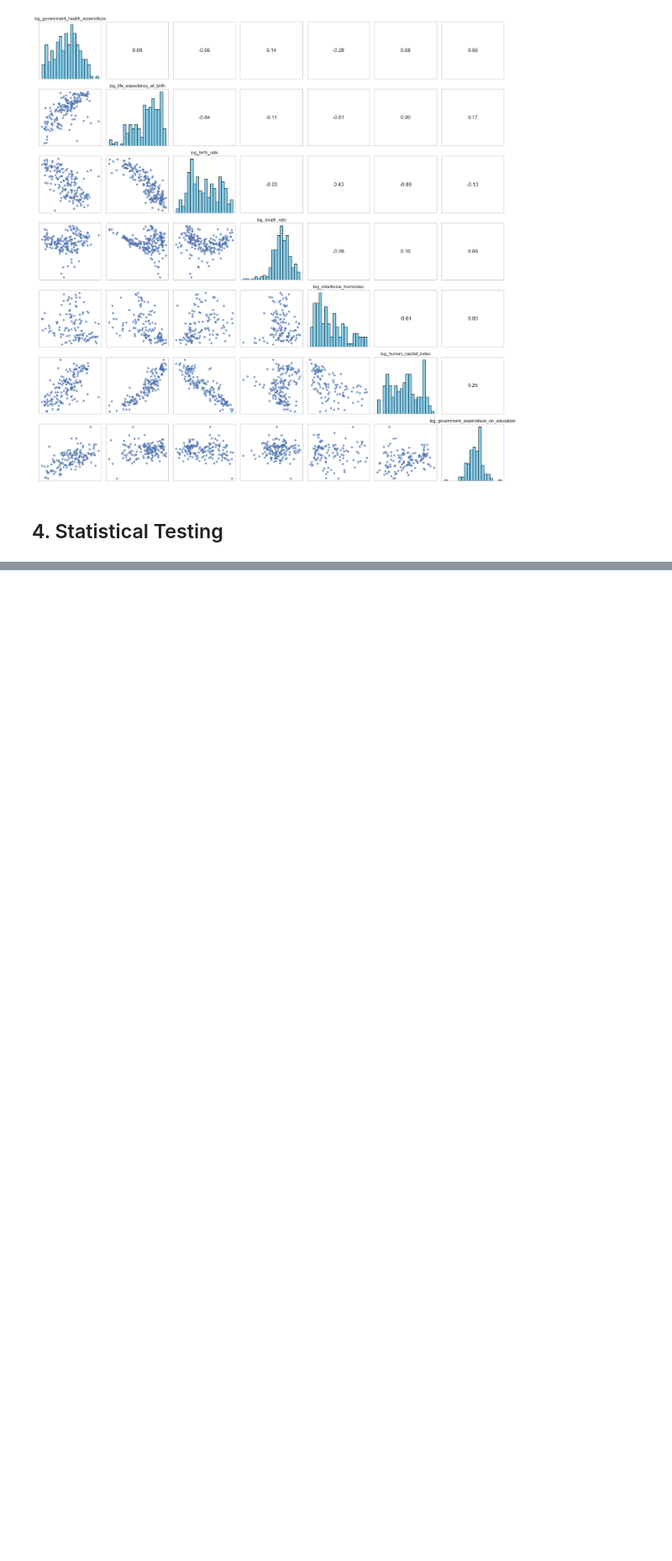
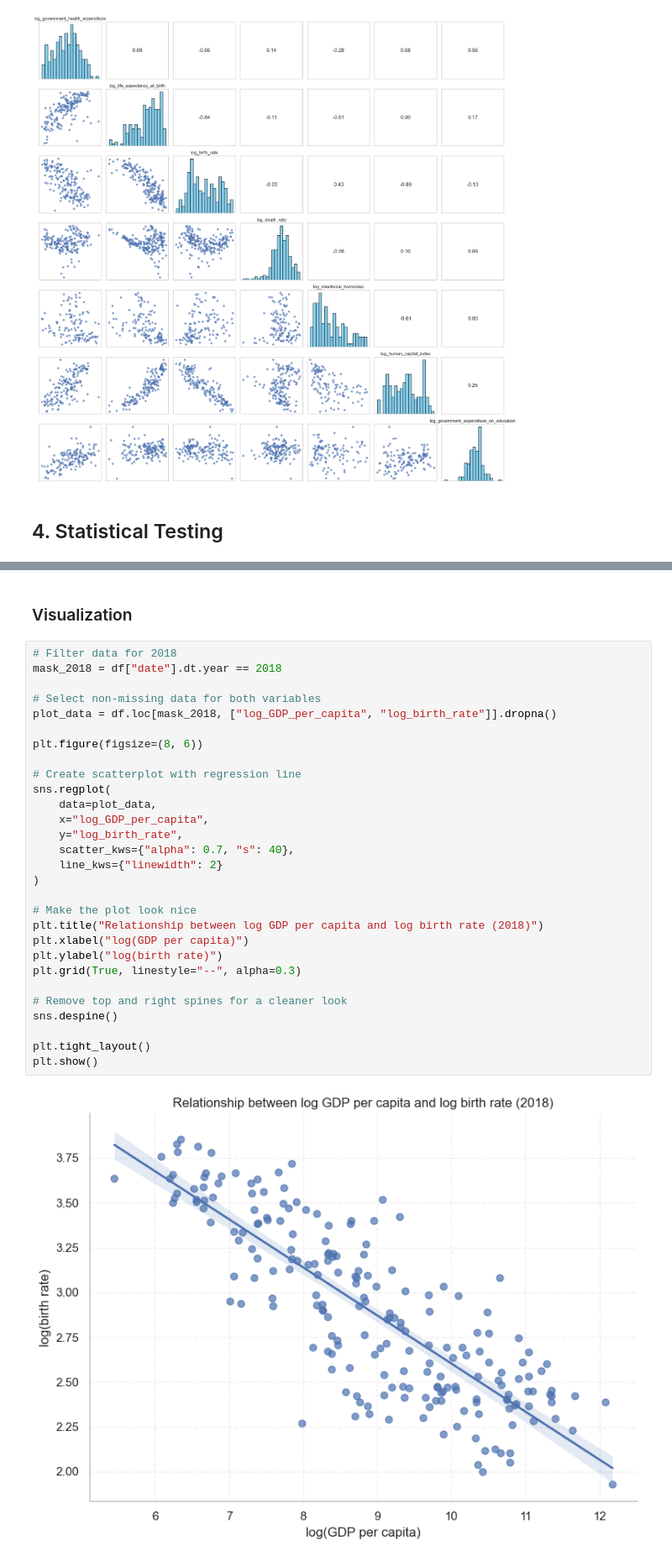
Before and after one commit to Titaniel3/ASDA_2025_Group_1_Portfolio_new, a Jupyter notebook: notebooks/week_06_draft_DL.ipynb, the cells around one changed output, grey strips where cells are left out. Shown at 84% size. Drawn from its saved outputs; the diff is of its cells as text; blank space fills up the shorter version.

```diff
--- a/notebooks/week_06_draft_DL.ipynb
+++ b/notebooks/week_06_draft_DL.ipynb
@@ -367,0 +456,33 @@ Spearman p-values
+# %% [markdown]
+### Visualization
+# %%
+# Filter data for 2018
+mask_2018 = df["date"].dt.year == 2018
+
+# Select non-missing data for both variables
+plot_data = df.loc[mask_2018, ["log_GDP_per_capita", "log_birth_rate"]].dropna()
+
+plt.figure(figsize=(8, 6))
+
+# Create scatterplot with regression line
+sns.regplot(
+    data=plot_data,
+    x="log_GDP_per_capita",
+    y="log_birth_rate",
+    scatter_kws={"alpha": 0.7, "s": 40},
+    line_kws={"linewidth": 2}
+)
+
+# Make the plot look nice
+plt.title("Relationship between log GDP per capita and log birth rate (2018)")
+plt.xlabel("log(GDP per capita)")
+plt.ylabel("log(birth rate)")
+plt.grid(True, linestyle="--", alpha=0.3)
+
+# Remove top and right spines for a cleaner look
+sns.despine()
+
+plt.tight_layout()
+plt.show()
+# %% [output]
+[figure, added]
```
Also changed, not shown: parts of 6 cells of this notebook.
